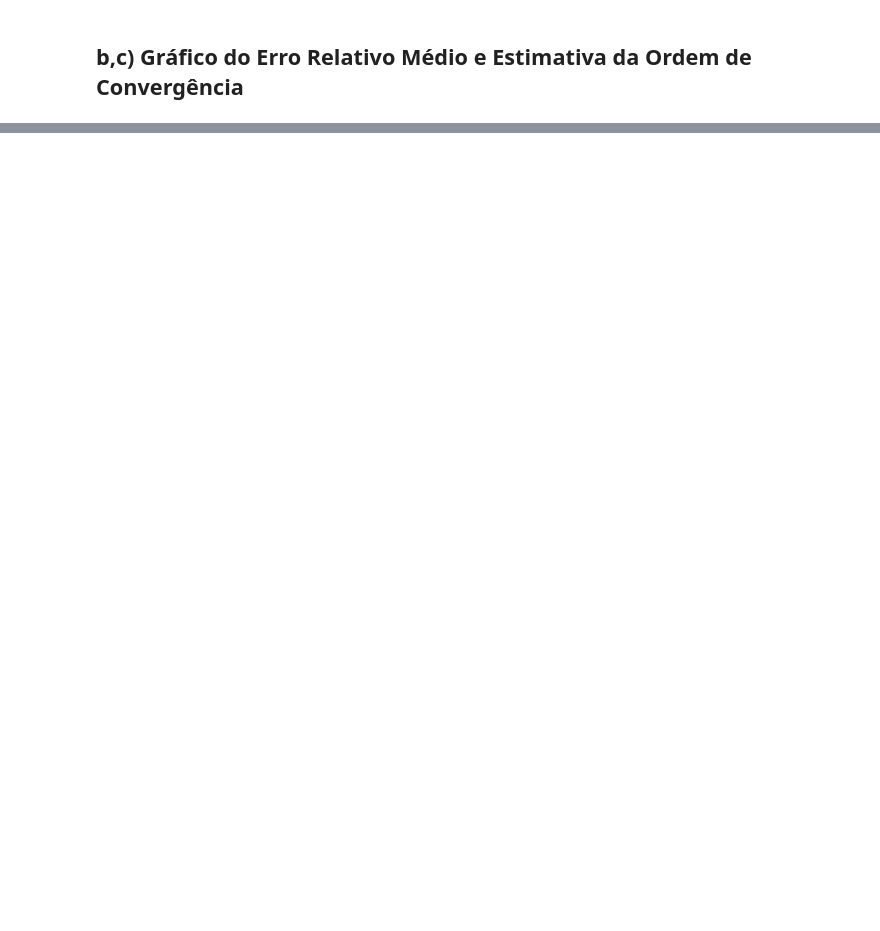
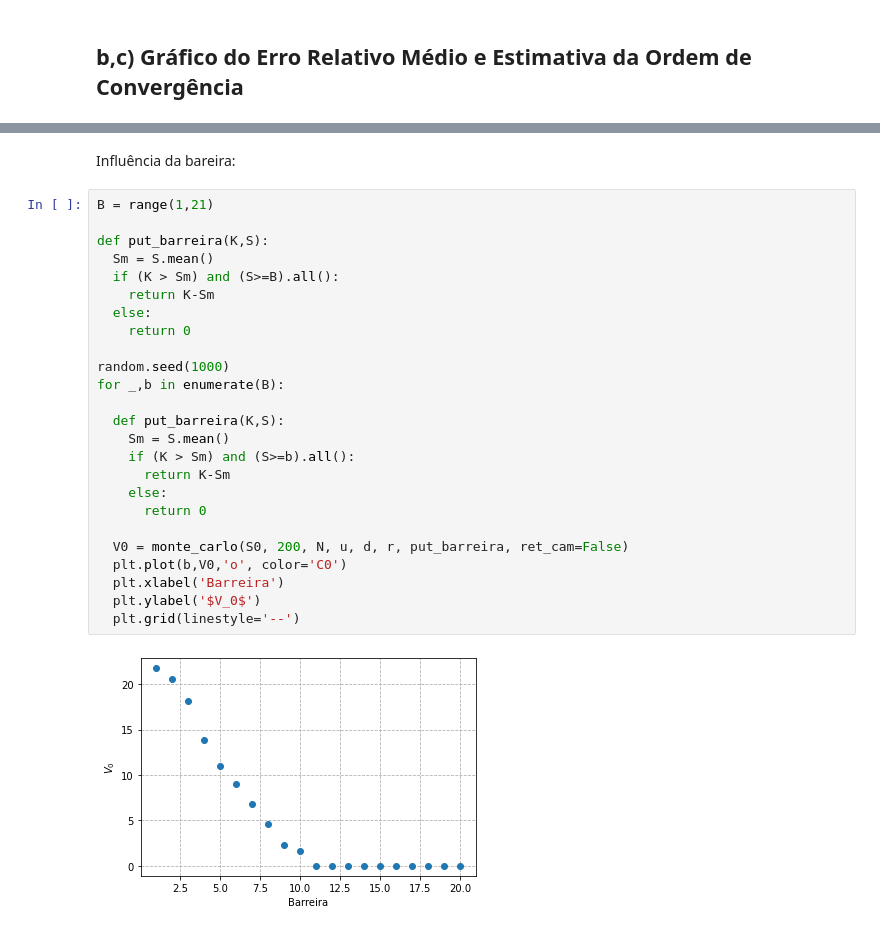
Before and after one commit to cleitonmoya/MAE001_Trabalho1, a Jupyter notebook: Trab1_MAE_vCleiton.ipynb, the cells around one changed output, grey strips where cells are left out. Saved outputs shown, nothing was run; the diff lists cells and outputs as text; blank space fills up the shorter version.

```diff
--- a/Trab1_MAE_vCleiton.ipynb
+++ b/Trab1_MAE_vCleiton.ipynb
@@ -340,0 +397,29 @@ Podemos verificar no gráfico que o coeficiente angular da reta é aproximadamen
+# %% [markdown]
+Influência da bareira:
+# %%
+B = range(1,21)
+
+def put_barreira(K,S):
+  Sm = S.mean()
+  if (K > Sm) and (S>=B).all():
+    return K-Sm
+  else:
+    return 0
+
+random.seed(1000)
+for _,b in enumerate(B):
+
+  def put_barreira(K,S):
+    Sm = S.mean()
+    if (K > Sm) and (S>=b).all():
+      return K-Sm
+    else:
+      return 0
+
+  V0 = monte_carlo(S0, 200, N, u, d, r, put_barreira, ret_cam=False)
+  plt.plot(b,V0,'o', color='C0')
+  plt.xlabel('Barreira')
+  plt.ylabel('$V_0$')
+  plt.grid(linestyle='--')
+# %% [output]
+[figure, added]
```
Also changed, not shown: parts of 15 cells of this notebook.
